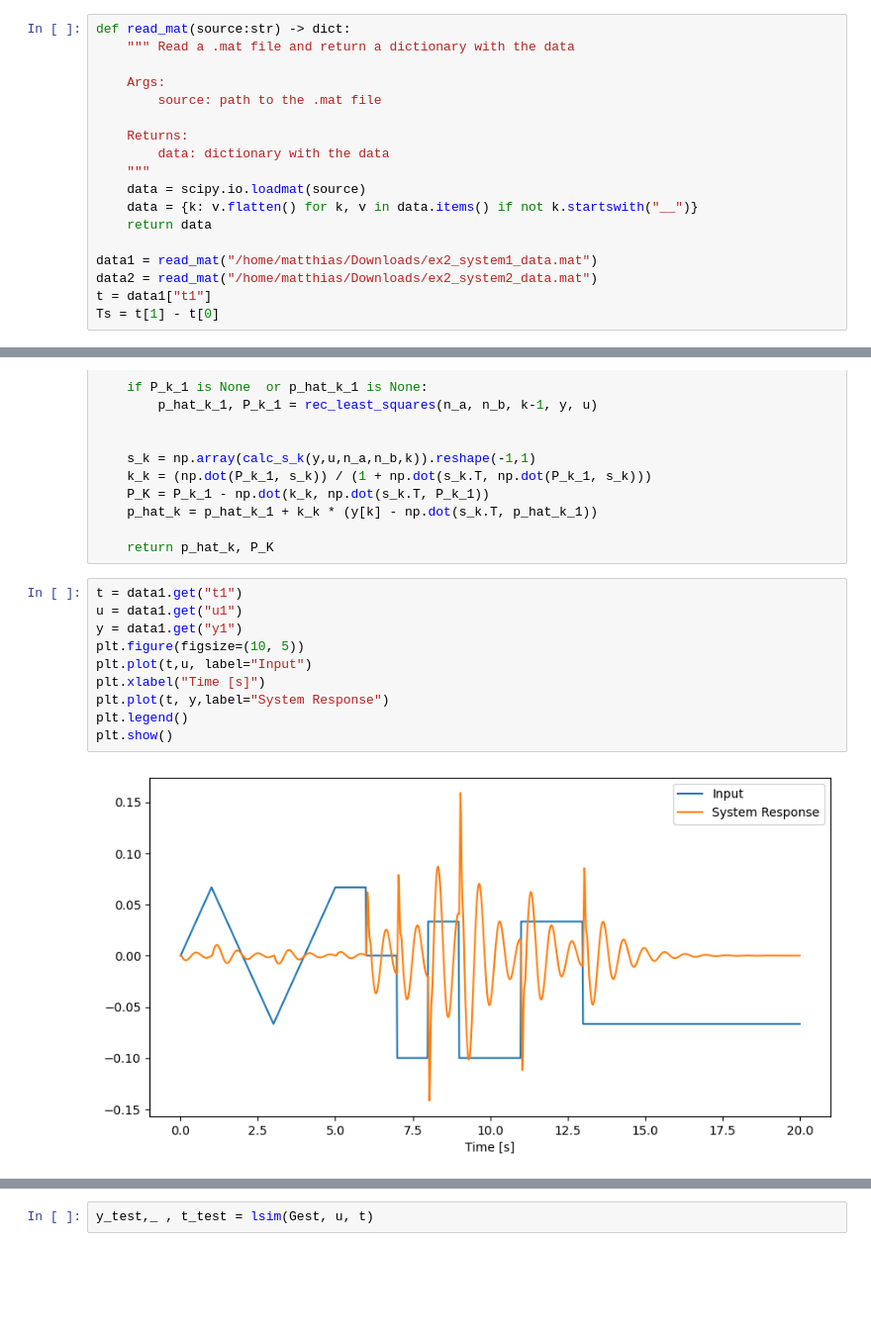
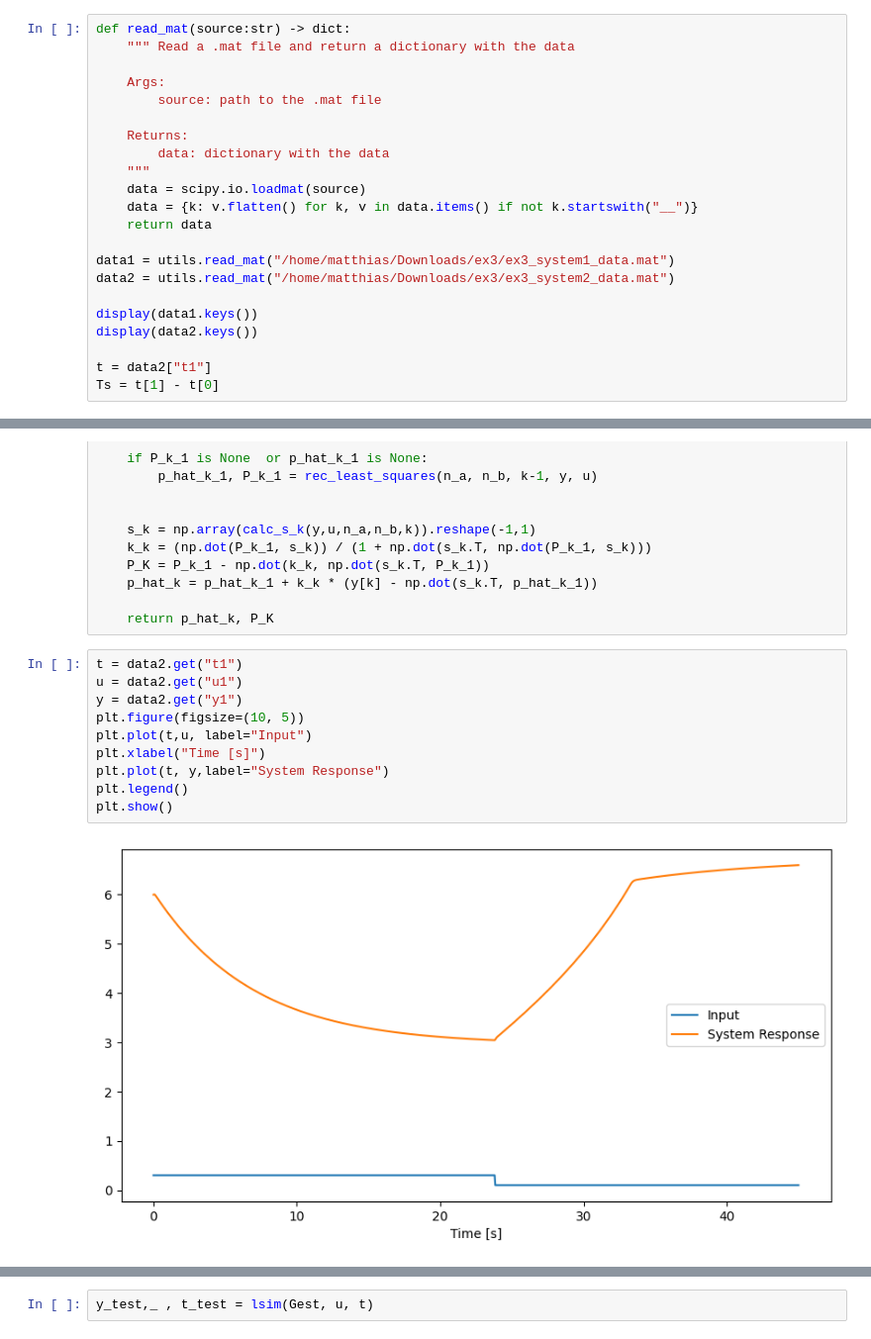
Before and after one commit to MatzeLopi/KIT-2243070, a Jupyter notebook: Exercises/ex2.ipynb, the cells around one changed output, grey strips where cells are left out. Shown: that part at 99% size. Cells and saved outputs as stored; diff of their text form; blank space fills up the shorter version.

```diff
--- a/Exercises/ex2.ipynb
+++ b/Exercises/ex2.ipynb
@@ -26,7 +26,11 @@ def read_mat(source:str) -> dict:
     data = {k: v.flatten() for k, v in data.items() if not k.startswith("__")}
     return data
 
-data1 = read_mat("/home/matthias/Downloads/ex2_system1_data.mat")
-data2 = read_mat("/home/matthias/Downloads/ex2_system2_data.mat")
-t = data1["t1"]
+data1 = utils.read_mat("/home/matthias/Downloads/ex3/ex3_system1_data.mat")
+data2 = utils.read_mat("/home/matthias/Downloads/ex3/ex3_system2_data.mat")
+
+display(data1.keys())
+display(data2.keys())
+
+t = data2["t1"]
 Ts = t[1] - t[0]
@@ -116,17 +123,17 @@ def rec_least_squares(n_a:int, n_b:int,k:int, y:np.array, u:np.array, p_hat_k_1:
 
     return p_hat_k, P_K
 # %%
-t = data1.get("t1")
-u = data1.get("u1")
-y = data1.get("y1")
+t = data2.get("t1")
+u = data2.get("u1")
+y = data2.get("y1")
 plt.figure(figsize=(10, 5))
 plt.plot(t,u, label="Input")
 plt.xlabel("Time [s]")
 plt.plot(t, y,label="System Response")
 plt.legend()
 plt.show()
 # %% [output]
-[figure, old version]
+[figure, new version]
 # %%
 
 pk_list = []
```
Also changed, not shown: parts of 3 cells of this notebook, 2 other files.
